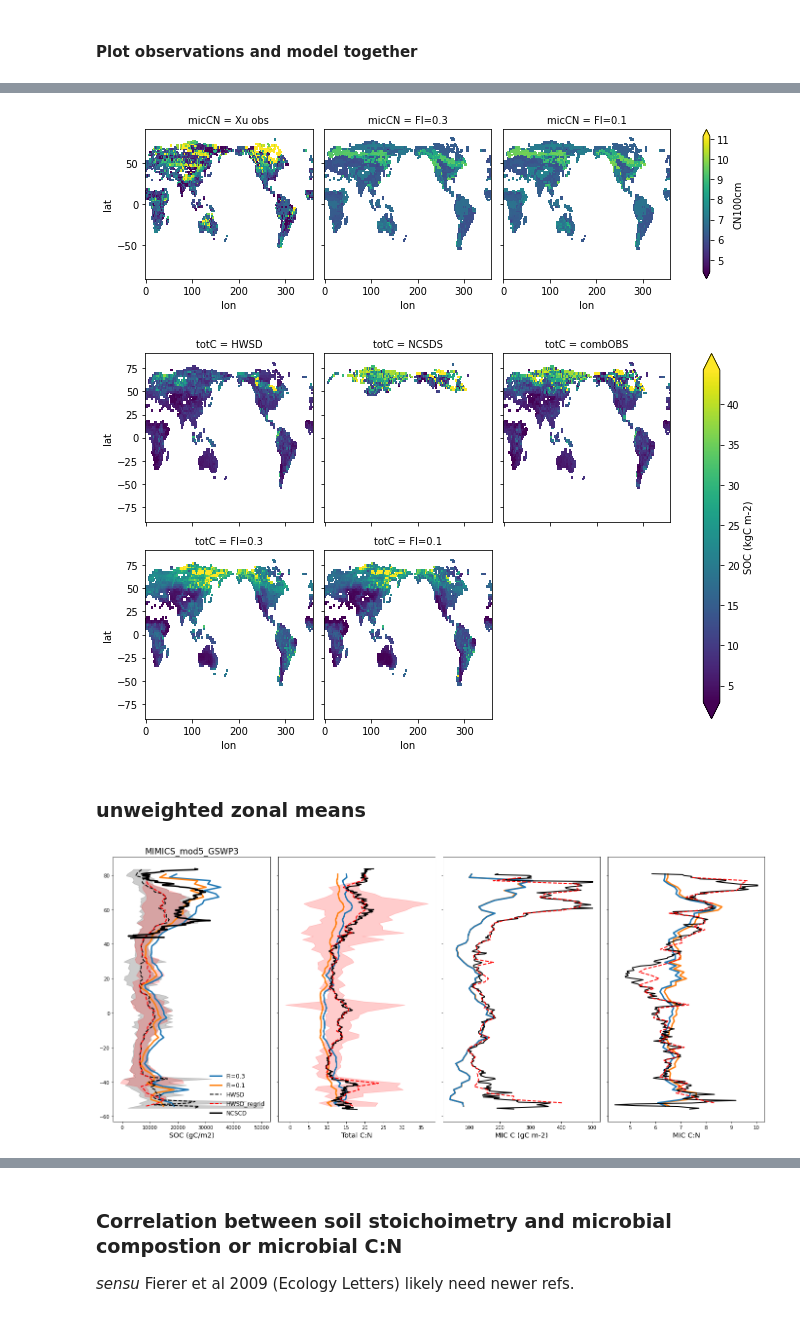
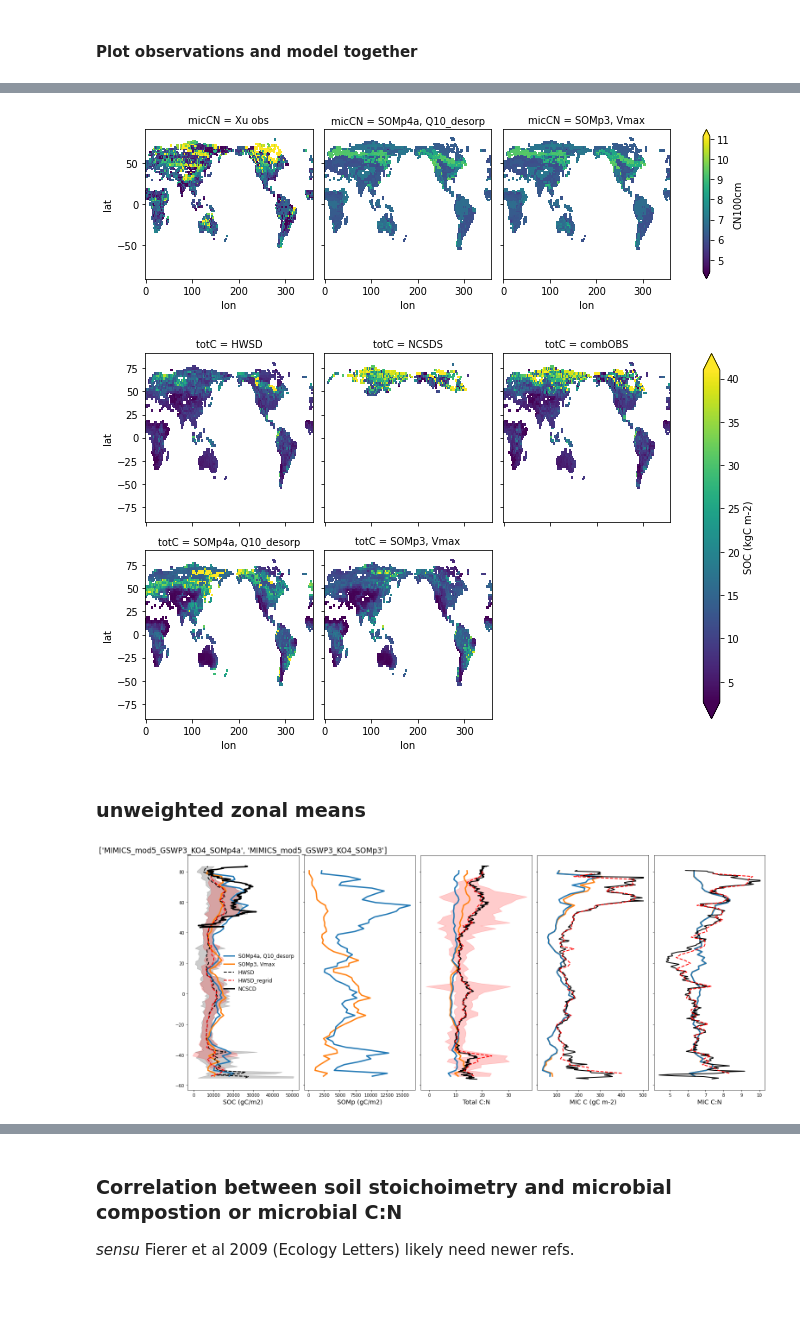
Before and after one commit to wwieder/biogeochem_testbed, a Jupyter notebook: analysis_code/CheckSpinup.ipynb, the cells around one changed output, grey strips where cells are left out. Drawn from its saved outputs; the diff is of its cells as text; code cells hidden in the pictures.

```diff
--- a/analysis_code/CheckSpinup.ipynb
+++ b/analysis_code/CheckSpinup.ipynb
@@ -78,10 +94,11 @@ else:
 # %% [markdown]
 #### Point to and open datasets
 # %%
-full_pathMIM = path+case+'mimics_pool_flux_*80.nc'  # read in data every 100 years
-full_pathCAS = path+case+'casaclm_pool_flux_*80.nc' # casa files for vegetation results
-full_pathMIM2 = path+case2+'mimics_pool_flux_*80.nc'
-full_pathCAS2 = path+case2+'casaclm_pool_flux_*80.nc'
+#full_pathMIM = path+case+'mimics_pool_flux_*80.nc'  # read in data every 100 years
+full_pathMIM = path+case[0]+'mimics_pool_flux_*80.nc'  # read in data every 100 years
+full_pathCAS = path+case[0]+'casaclm_pool_flux_*80.nc' # casa files for vegetation results
+full_pathMIM2 = path+case[1]+'mimics_pool_flux_*80.nc'
+full_pathCAS2 = path+case[1]+'casaclm_pool_flux_*80.nc'
 
 print(full_pathCAS)
 
@@ -107,8 +124,11 @@ print('-- read in dataset -- ')
 # mask out low productivity cells
 minNPP = 10
 ds = utils.sum_pools(ds, model)
-ds = ds.where(ds['cnpp']>minNPP)
+initNPP = ds.cnpp.isel(time=slice(0,20)).mean(dim='time')
+ds = ds.where(initNPP>minNPP)
+#print(initNPP)
+
 if compare == True:
     ds2 = utils.sum_pools(ds2, model)
-    ds2 = ds2.where(ds2['cnpp']>minNPP)
+    ds2 = ds2.where(initNPP>minNPP)
 # %%
@@ -356,9 +378,9 @@ g_simple = soilCNdiff.plot(x="lon", y="lat", col="soilCN", col_wrap=3,robust=Tru
 # %%
 micCN = xr.concat([dsXu_out.CN100cm,ds.cnMIC.isel(time=-1),ds2.cnMIC.isel(time=-1)], 'micCN')
-micCN['micCN'] = ['Xu obs','FI=0.3','FI=0.1']
+micCN['micCN'] = ['Xu obs',shortName[0],shortName[1]]
 g_simple = micCN.plot(x="lon", y="lat", col="micCN", col_wrap=3,robust=True)
 # %% [output]
-[figure, old version]
+[figure, new version]
 # %%
 #need bulk density to get GSDE #'s, provided as %C
 #GSDEoc_out['OC_1m'] = GSDEoc_out.OC.isel(depth=slice(0,6)).sum(dim='depth')
@@ -369,7 +391,7 @@ combOBS = (HWSD_out)
 combOBS = combOBS.where(NCSCD_out['NCSCD_SOC'].isnull(),(0.1*NCSCD_out['NCSCD_SOC']))
 totC = xr.concat([(HWSD_out),(0.1*NCSCD_out.NCSCD_SOC),combOBS,
                   (1e-3*ds.cTOT.isel(time=-1)),(1e-3*ds2.cTOT.isel(time=-1))], 'totC')
-totC['totC'] = ['HWSD','NCSDS','combOBS','FI=0.3','FI=0.1']
+totC['totC'] = ['HWSD','NCSDS','combOBS',shortName[0],shortName[1]]
 g_simple = totC.plot(x="lon", y="lat", col="totC", col_wrap=3,robust=True,cbar_kwargs={'label': 'SOC (kgC m-2)'})#, norm=colors.LogNorm(vmax=1e5, vmin=1e4))
 # %% [output]
-[figure, old version]
+[figure, new version]
@@ -380,69 +404,74 @@ zon_meanCNmim = ds.mean(dim='lon')
 if compare == True:
     zon_meanCNmim2 = ds2.mean(dim='lon')
 # %%
-fig, (ax1,ax2,ax3,ax4) = plt.subplots(1, 4, sharey=True, figsize=[24,10])
+fig, (ax0,ax1,ax2,ax3,ax4) = plt.subplots(1, 5, sharey=True, figsize=[24,10])
 # Remove space between axes
 fig.subplots_adjust(hspace=0, wspace=0.05)
 color = ['tab:blue','tab:orange'] # for MIM, CAS
 linestyle= ['-', '--']            # for CN,  Conly
 
-v = ['cTOT','cnTOT','cMICtot', 'cnMIC'] #'nMineral' 'cSOMc' 'MICrK' 'cnMIC' 'relMIC' 'specRESP'
+v = ['cTOT','cSOMp','cnTOT','cMICtot', 'cnMIC'] #'nMineral' 'cSOMc' 'MICrK' 'cnMIC' 'relMIC' 'specRESP'
 
 # SOC
 labels = [sim,'HWSD','NCSCD']
-ax1.plot(zon_meanCNmim.get('cTOT').isel(time=-1), zon_meanCNmim.lat,lw=3,color=color[0],linestyle=linestyle[0])
+ax0.plot(zon_meanCNmim.get('cTOT').isel(time=-1), zon_meanCNmim.lat,lw=3,color=color[0],linestyle=linestyle[0])
 if compare == True:
-    ax1.plot(zon_meanCNmim2.get(v[0]).isel(time=-1), zon_meanCNmim2.lat,lw=3,color=color[1],linestyle=linestyle[0])
-    ax2.plot(zon_meanCNmim2.get(v[1]).isel(time=-1), zon_meanCNmim2.lat,lw=3,color=color[1],linestyle=linestyle[0])
-    ax3.plot(zon_meanCNmim2.get(v[2]).isel(time=-1), zon_meanCNmim2.lat,lw=3,color=color[1],linestyle=linestyle[0])
-    ax4.plot(zon_meanCNmim2.get(v[3]).isel(time=-1), zon_meanCNmim2.lat,lw=3,color=color[1],linestyle=linestyle[0])
-    labels = ['FI=0.3','FI=0.1','HWSD','HWSD_regrid','NCSCD']
+    ax0.plot(zon_meanCNmim2.get(v[0]).isel(time=-1), zon_meanCNmim2.lat,lw=3,color=color[1],linestyle=linestyle[0])
+    ax1.plot(zon_meanCNmim2.get(v[1]).isel(time=-1), zon_meanCNmim2.lat,lw=3,color=color[1],linestyle=linestyle[0])
+    ax2.plot(zon_meanCNmim2.get(v[2]).isel(time=-1), zon_meanCNmim2.lat,lw=3,color=color[1],linestyle=linestyle[0])
+    ax3.plot(zon_meanCNmim2.get(v[3]).isel(time=-1), zon_meanCNmim2.lat,lw=3,color=color[1],linestyle=linestyle[0])
+    ax4.plot(zon_meanCNmim2.get(v[4]).isel(time=-1), zon_meanCNmim2.lat,lw=3,color=color[1],linestyle=linestyle[0])
+    labels = [shortName[0],shortName[1],'HWSD','HWSD_regrid','NCSCD']
 
-ax1.plot(zon_meanOBS.get('HWSD_SOCall'), zon_meanOBS.lat,lw=2, color='k',linestyle='--')#already converted avbove
-ax1.fill_betweenx(zon_meanOBS.lat,
+ax0.plot(zon_meanOBS.get('HWSD_SOCall'), zon_meanOBS.lat,lw=2, color='k',linestyle='--')#already converted avbove
+ax0.fill_betweenx(zon_meanOBS.lat,
                   zon_meanOBS.get('HWSD_SOCall') + zon_stdOBS.get('HWSD_SOCall'),
                   zon_meanOBS.get('HWSD_SOCall') - zon_stdOBS.get('HWSD_SOCall'),
                   alpha=0.2, color='k')
-ax1.plot(HWSD_out.mean(dim='lon')* 1e3 , HWSD_out.lat,lw=2, color='red',linestyle='--') #convert kgC to gC/m2
-ax1.fill_betweenx(HWSD_out.lat,
+ax0.plot(HWSD_out.mean(dim='lon')* 1e3 , HWSD_out.lat,lw=2, color='red',linestyle='--') #convert kgC to gC/m2
+ax0.fill_betweenx(HWSD_out.lat,
                   HWSD_out.mean(dim='lon')* 1e3 + HWSD_out.std(dim='lon')* 1e3,
                   HWSD_out.mean(dim='lon')* 1e3 - HWSD_out.std(dim='lon')* 1e3,
                   alpha=0.2, color='red')
 
-ax1.plot((dsNCSCD.NCSCD_SOC.mean(dim='lon')*1e2), dsNCSCD.lat,lw=3, color='k') #convert kgC to gC/m2
-ax1.set_xlabel('SOC (gC/m2)', fontsize='x-large')
-ax1.legend(labels=labels, frameon = False, fontsize='large')
-ax1.set_title(sim, fontsize='xx-large')
+ax0.plot((dsNCSCD.NCSCD_SOC.mean(dim='lon')*1e2), dsNCSCD.lat,lw=3, color='k') #convert kgC to gC/m2
+ax0.set_xlabel('SOC (gC/m2)', fontsize='x-large')
+ax0.legend(labels=labels, frameon = False, fontsize='large')
+ax0.set_title(sim, fontsize='xx-large')
+
+# SOMp
+ax1.plot(zon_meanCNmim.get(v[1]).isel(time=-1), zon_meanCNmim.lat,lw=3,color=color[0],linestyle=linestyle[0])
+ax1.set_xlabel('SOMp (gC/m2)', fontsize='x-large')
 
 # Soil C:N
-ax2.plot(zon_meanCNmim.get(v[1]).isel(time=-1), zon_meanCNmim.lat,lw=3,color=color[0],linestyle=linestyle[0])
+ax2.plot(zon_meanCNmim.get(v[2]).isel(time=-1), zon_meanCNmim.lat,lw=3,color=color[0],linestyle=linestyle[0])
 ax2.plot(GSDEoc['CNmean'].mean(dim='lon'), GSDEoc.lat,lw=2, color='k')
 ax2.plot(GSDEoc_out['CNmean'].mean(dim='lon'), GSDEoc_out.lat,lw=2, color='red',linestyle='--')
 ax2.fill_betweenx(GSDEoc_out.lat,
                   GSDEoc_out['CNmean'].mean(dim='lon') + GSDEoc_out['CNmean'].std(dim='lon'),
                   GSDEoc_out['CNmean'].mean(dim='lon') - GSDEoc_out['CNmean'].std(dim='lon'),
                   alpha=0.2, color='red')
 
 ax2.set_xlabel('Total C:N', fontsize='x-large');
 labels = ['MIMICScn','Shangguan et al. 2014', 'GSDE regrid']
 #ax3.legend(labels=labels, frameon = False, fontsize='medium',loc=4)
 
 # MIC tot
-ax3.plot(zon_meanCNmim.get(v[2]).isel(time=-1), zon_meanCNmim.lat,lw=3,color=color[0],linestyle=linestyle[0])
+ax3.plot(zon_meanCNmim.get(v[3]).isel(time=-1), zon_meanCNmim.lat,lw=3,color=color[0],linestyle=linestyle[0])
 ax3.plot(dsXu.SMC100cm.mean(dim='lon'), dsXu.lat,lw=2, color='k')
 ax3.plot(dsXu_out.SMC100cm.mean(dim='lon'), dsXu_out.lat,lw=2, color='red',linestyle='--')
-ax3.set_xlabel('MIC C ('+ds.get(v[2]).attrs['units']+')', fontsize='x-large');
+ax3.set_xlabel('MIC C ('+ds.get(v[3]).attrs['units']+')', fontsize='x-large');
 labels = ['MIMICS-CN','Xu et al. 2013','Xu regrid']
 #ax2.legend(labels=labels, frameon = False, fontsize='medium',loc=4)
 
 # MICcn
-ax4.plot(zon_meanCNmim.get(v[3]).isel(time=-1), zon_meanCNmim.lat, lw=3,color=color[0],linestyle=linestyle[0])
+ax4.plot(zon_meanCNmim.get(v[4]).isel(time=-1), zon_meanCNmim.lat, lw=3,color=color[0],linestyle=linestyle[0])
 ax4.plot(dsXu.CN100cm.mean(dim='lon'), dsXu.lat,lw=2, color='k')
 ax4.plot(dsXu_out.CN100cm.mean(dim='lon'), dsXu_out.lat,lw=2, color='red',linestyle='--')
 ax4.set_xlabel('MIC C:N', fontsize='x-large');
 #labels = ['MIMICS-CN','Xu et al. 2013','Xu regrid']
 # %% [output]
-[figure, old version]
+[figure, new version]
 # %%
 fig, ax = plt.subplots(4, 3, sharey=True, figsize=[15,15])
 fig.subplots_adjust(hspace=0.2, wspace=0.08)
```
Also changed, not shown: parts of 35 cells of this notebook.
